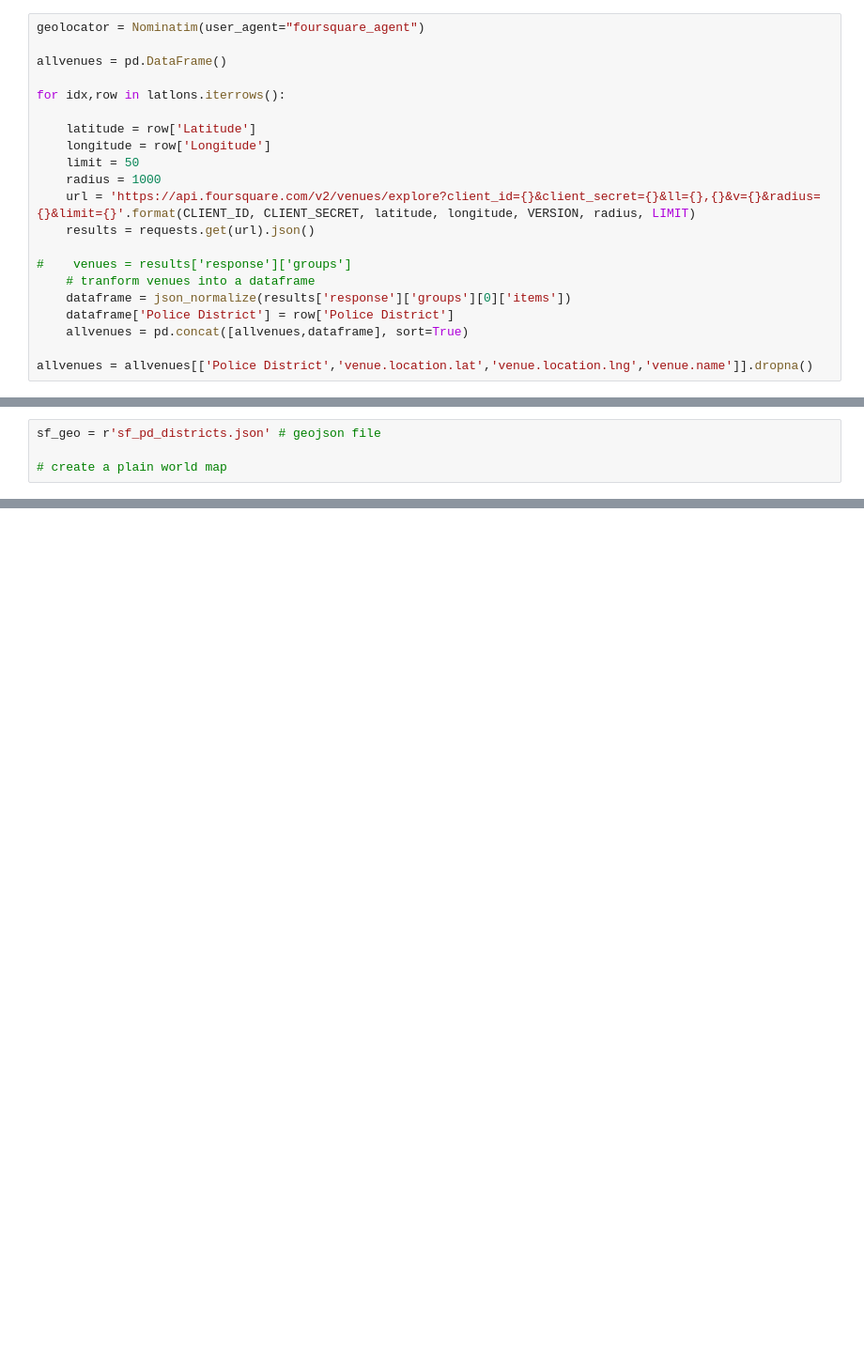
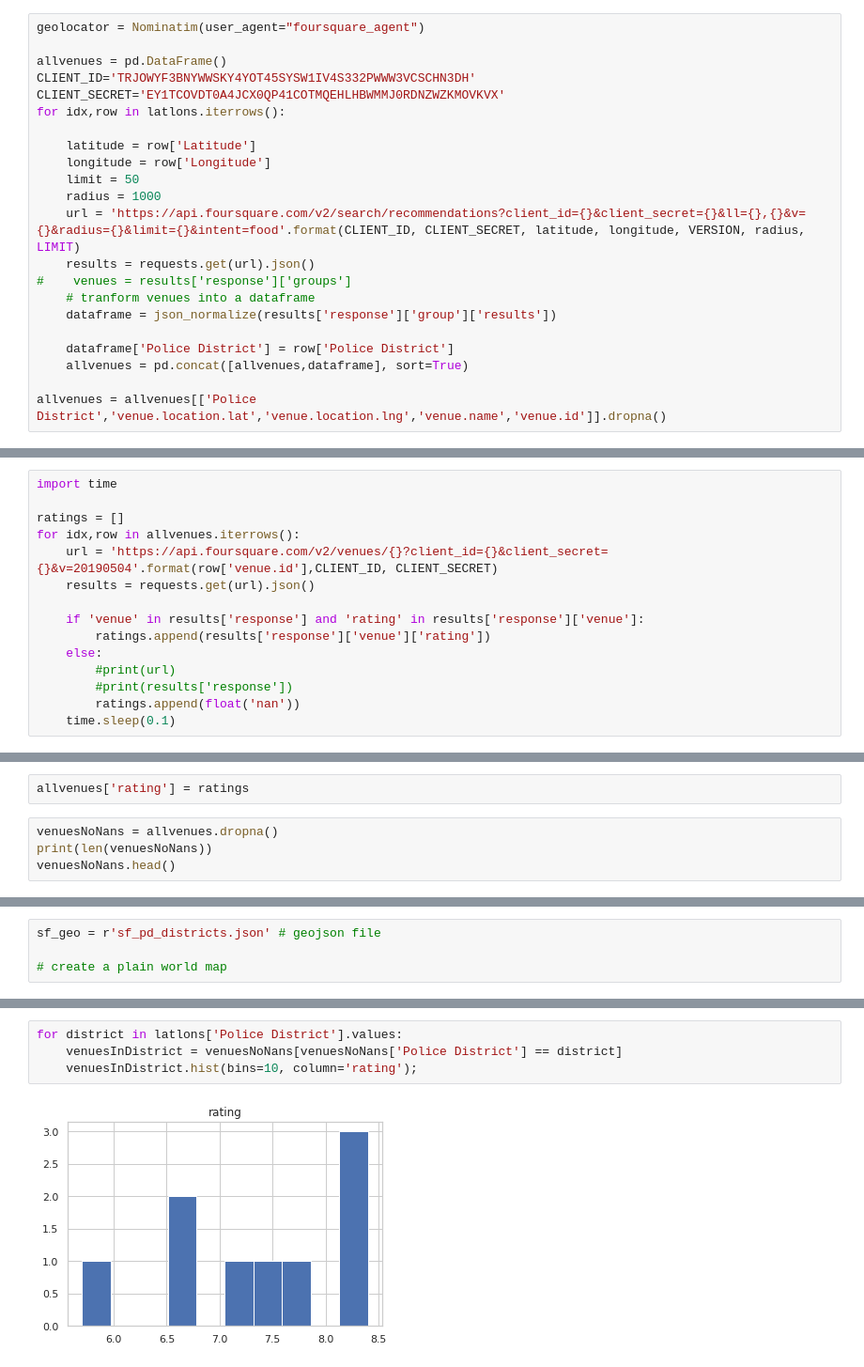
Before and after one commit to andrzejwp/Coursera_Capstone, a Jupyter notebook: capstone_project.ipynb, the cells around one changed output, grey strips where cells are left out. Shown at 94% size. Drawn from its saved outputs; the diff is of its cells as text; blank space fills up the shorter version.

```diff
--- a/capstone_project.ipynb
+++ b/capstone_project.ipynb
@@ -204,20 +203,21 @@ For each of the districts in the SFPD dataset a single incident was randomly sel
 geolocator = Nominatim(user_agent="foursquare_agent")
 
 allvenues = pd.DataFrame()
-
+CLIENT_ID='TRJOWYF3BNYWWSKY4YOT45SYSW1IV4S332PWWW3VCSCHN3DH'
+CLIENT_SECRET='EY1TCOVDT0A4JCX0QP41COTMQEHLHBWMMJ0RDNZWZKMOVKVX'
 for idx,row in latlons.iterrows():
 
     latitude = row['Latitude']
     longitude = row['Longitude']
     limit = 50
     radius = 1000
-    url = 'https://api.foursquare.com/v2/venues/explore?client_id={}&client_secret={}&ll={},{}&v={}&radius={}&limit={}'.format(CLIENT_ID, CLIENT_SECRET, latitude, longitude, VERSION, radius, LIMIT)
+    url = 'https://api.foursquare.com/v2/search/recommendations?client_id={}&client_secret={}&ll={},{}&v={}&radius={}&limit={}&intent=food'.format(CLIENT_ID, CLIENT_SECRET, latitude, longitude, VERSION, radius, LIMIT)
     results = requests.get(url).json()
-
 #    venues = results['response']['groups']
     # tranform venues into a dataframe
-    dataframe = json_normalize(results['response']['groups'][0]['items'])
+    dataframe = json_normalize(results['response']['group']['results'])
+
     dataframe['Police District'] = row['Police District']
     allvenues = pd.concat([allvenues,dataframe], sort=True)
 
-allvenues = allvenues[['Police District','venue.location.lat','venue.location.lng','venue.name']].dropna()
+allvenues = allvenues[['Police District','venue.location.lat','venue.location.lng','venue.name','venue.id']].dropna()
@@ -245,0 +224,15 @@ len(allvenues)
+# %%
+import time
+
+ratings = []
+for idx,row in allvenues.iterrows():
+    url = 'https://api.foursquare.com/v2/venues/{}?client_id={}&client_secret={}&v=20190504'.format(row['venue.id'],CLIENT_ID, CLIENT_SECRET)
+    results = requests.get(url).json()
+
+    if 'venue' in results['response'] and 'rating' in results['response']['venue']:
+        ratings.append(results['response']['venue']['rating'])
+    else:
+        #print(url)
+        #print(results['response'])
+        ratings.append(float('nan'))
+    time.sleep(0.1)
@@ -245,0 +243,6 @@ len(allvenues)
+# %%
+allvenues['rating'] = ratings
+# %%
+venuesNoNans = allvenues.dropna()
+print(len(venuesNoNans))
+venuesNoNans.head()
@@ -349,0 +366,6 @@ sf_map
+# %%
+for district in latlons['Police District'].values:
+    venuesInDistrict = venuesNoNans[venuesNoNans['Police District'] == district]
+    venuesInDistrict.hist(bins=10, column='rating');
+# %% [output]
+[figure, added]
```
Also changed, not shown: parts of 15 cells of this notebook, 21 other files.
